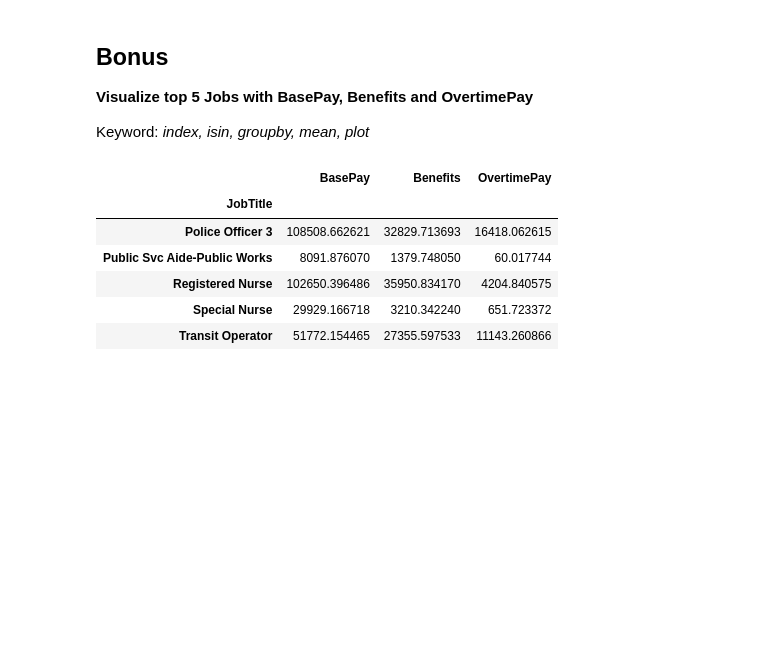
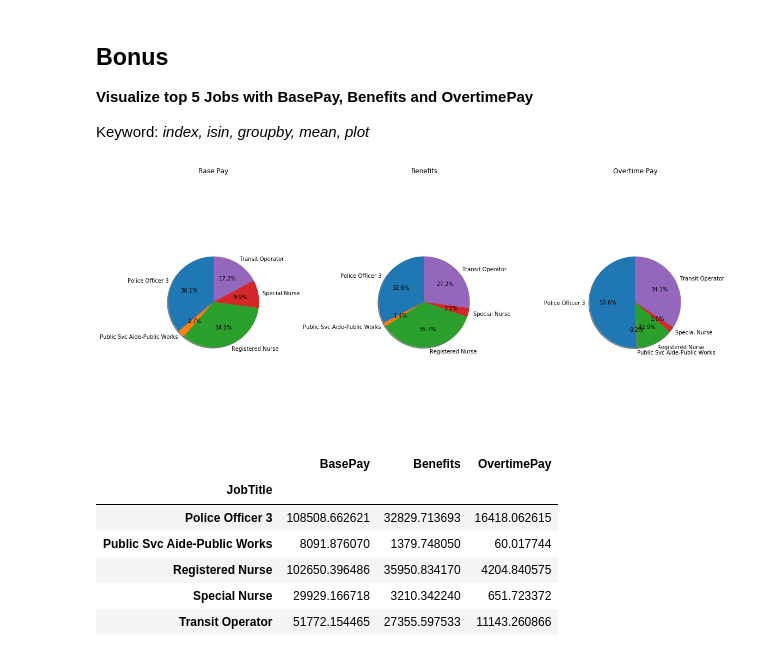
Before and after one commit to truongvihuy/Week2Assignment, a Jupyter notebook: Trương Vĩ Huy - Assignment Week 2 - Data Science.ipynb, the cells around one changed output. Saved outputs shown, nothing was run; the diff lists cells and outputs as text; code cells hidden in the pictures; blank space fills up the shorter version.

```diff
--- a/Trương Vĩ Huy - Assignment Week 2 - Data Science.ipynb
+++ b/Trương Vĩ Huy - Assignment Week 2 - Data Science.ipynb
@@ -236,3 +226,26 @@ Keyword: *index, isin, groupby, mean, plot*
+# %%
+five_job = ['Police Officer 3','Public Svc Aide-Public Works','Registered Nurse','Special Nurse','Transit Operator']
+sal2 = sal[sal['JobTitle'].isin(five_job)].groupby(by='JobTitle',as_index=False).mean()
+
+f, axs = plt.subplots(1,3,figsize=(16,7))
+axs[0].pie(sal2['BasePay'], labels=sal2['JobTitle'], autopct='%1.1f%%',
+        shadow=True, startangle=90)
+axs[0].axis('equal')
+axs[0].set_title("Base Pay")
+
+axs[1].pie(sal2['Benefits'], labels=sal2['JobTitle'], autopct='%1.1f%%',
+        shadow=True, startangle=90)
+axs[1].axis('equal')
+axs[1].set_title("Benefits")
+
+axs[2].pie(sal2['OvertimePay'], labels=sal2['JobTitle'], autopct='%1.1f%%',
+        shadow=True, startangle=90)
+axs[2].axis('equal')
+axs[2].set_title("Overtime Pay")
+
+f.tight_layout()
+# %% [output]
+[figure, added]
 # %%
 # %% [output]
 |  | BasePay | Benefits | OvertimePay |
```
Also changed, not shown: parts of 1 cell of this notebook.
